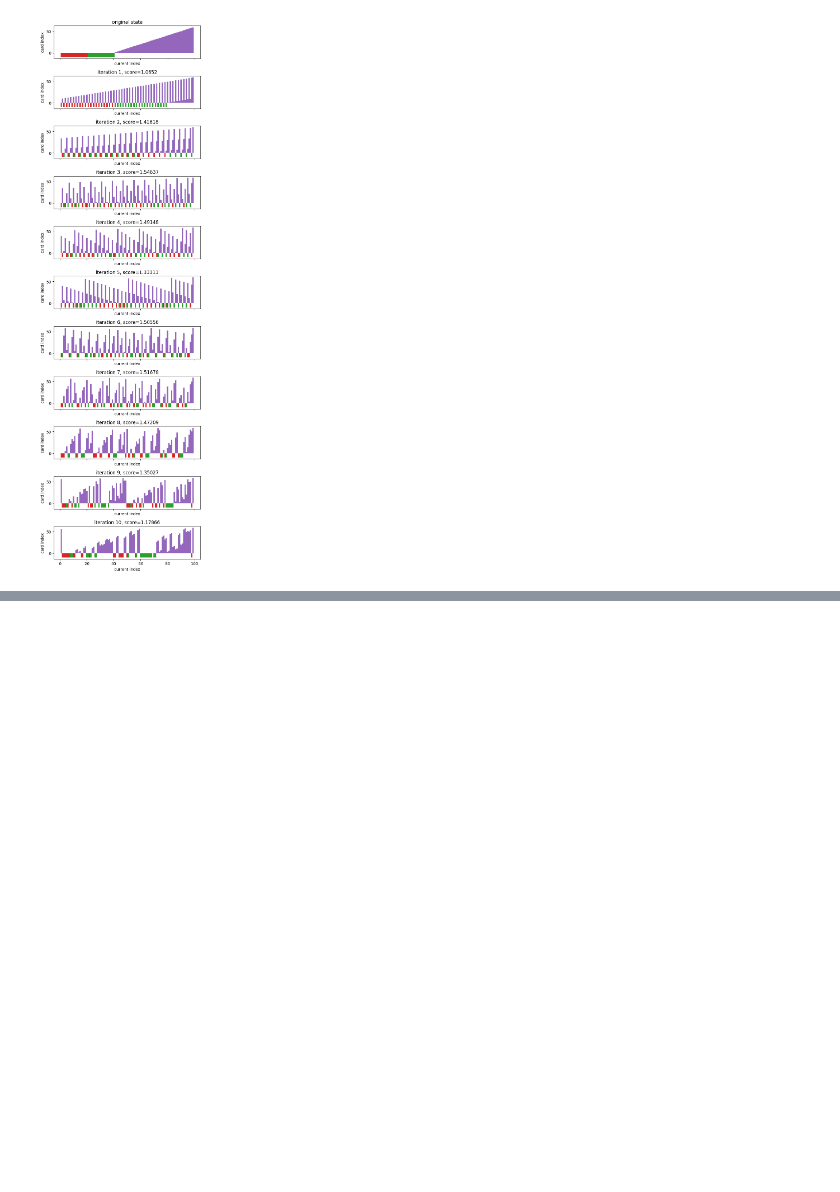
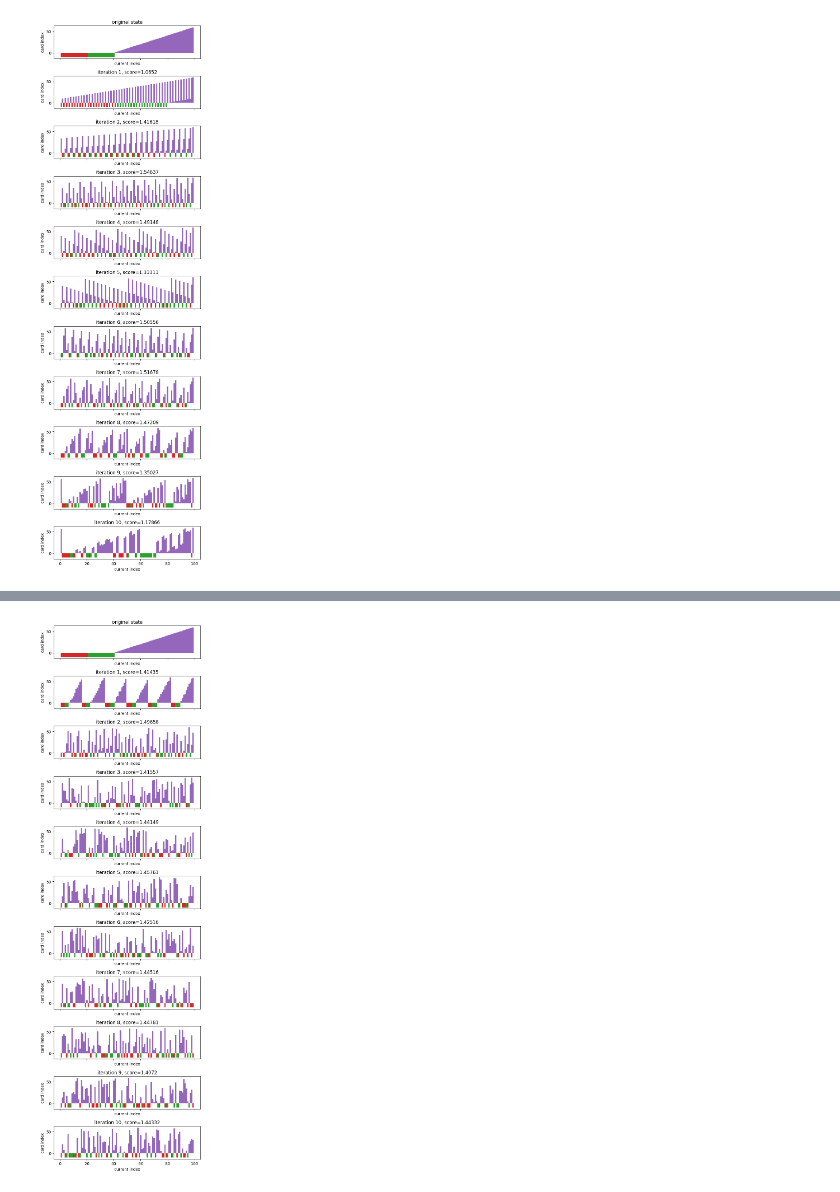
Before and after one commit to nouseforkeys/shuffle-visualisation, a Jupyter notebook: shuffle_visualisation.ipynb, the cells around one changed output, grey strips where cells are left out. Saved outputs shown, nothing was run; the diff lists cells and outputs as text; code cells hidden in the pictures; blank space fills up the shorter version.

```diff
--- a/shuffle_visualisation.ipynb
+++ b/shuffle_visualisation.ipynb
@@ -373,0 +425,9 @@ visualise_shuffle_iterations(ordered_deck, riffle_shuffle, 10)
+# %%
+def pile_shuffle_6_rand(library: int, seed: int = 0) -> list:
+    """pile shuffle with 6 piles which is deterministic"""
+    return pile_shuffle(
+        library, 6, True, True, allocation_seed=seed, assembly_seed=seed)
+
+visualise_shuffle_iterations(ordered_deck, pile_shuffle_6_rand, 10)
+# %% [output]
+[figure, added]
```
Also changed, not shown: parts of 4 cells of this notebook, 3 other files.
